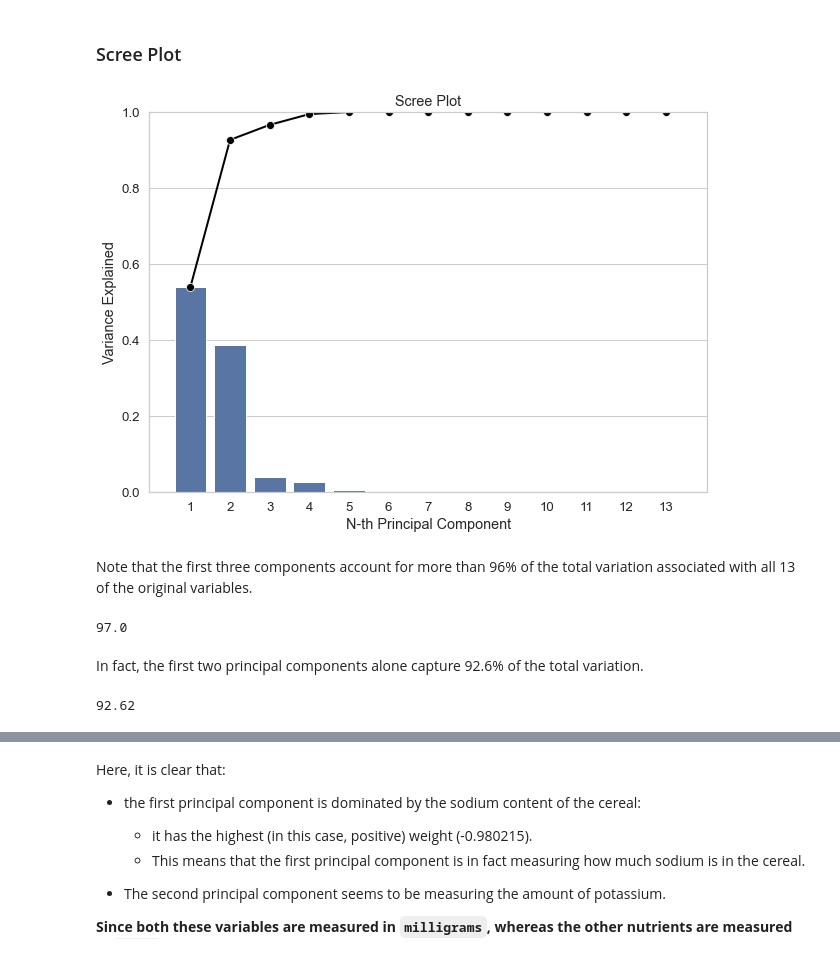
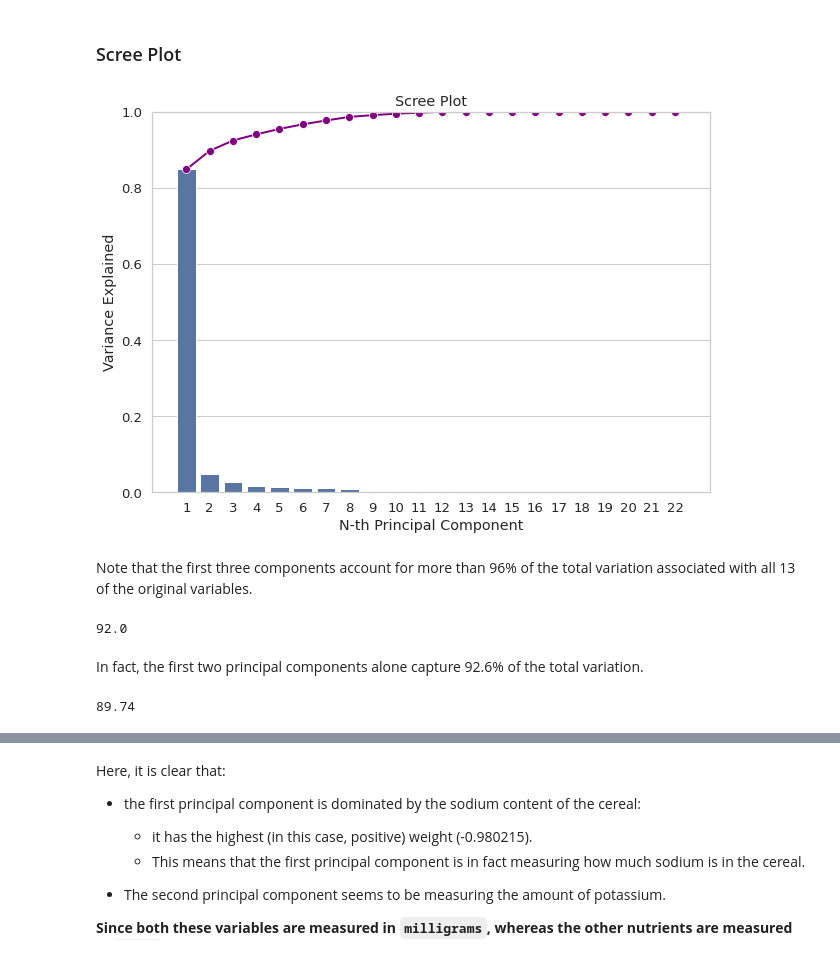
Before and after one commit to PosgradoMNA/actividades-del-projecto-cad_equipo_18, a Jupyter notebook: Semana_4_Actividad_1_Equipo_18_PCA.ipynb, the cells around one changed output, grey strips where cells are left out. Cells and saved outputs as stored; diff of their text form; code cells hidden in the pictures.

```diff
--- a/Semana_4_Actividad_1_Equipo_18_PCA.ipynb
+++ b/Semana_4_Actividad_1_Equipo_18_PCA.ipynb
@@ -291,6 +425,6 @@ df.calories.var() + df.rating.var()
 # %%
 pcs = PCA()
-pcs.fit(cereals_df.iloc[:, 3:].dropna(axis=0))
+pcs.fit(credit_df.iloc[:, 3:].dropna(axis=0))
 pcsSummary_df = pd.DataFrame({'Standard deviation': np.sqrt(pcs.explained_variance_),
                              'Proportion of variance': pcs.explained_variance_ratio_,
                              'Cumulative proportion': np.cumsum(pcs.explained_variance_ratio_)
@@ -307,34 +442,34 @@ pcsSummary_df
 # %%
 PC_components = np.arange(pcs.n_components_) + 1
 #PC_components
 
 _ = sns.set(style = 'whitegrid',
             font_scale = 1.2
             )
 
 fig, ax = plt.subplots(figsize=(10, 7))
 
 _ = sns.barplot(x = PC_components,
                 y = pcs.explained_variance_ratio_,
                 color = 'b'
                 )
 
 _ = sns.lineplot(x = PC_components-1,
                  y = np.cumsum(pcs.explained_variance_ratio_),
-                 color = 'black',
+                 color = 'purple',
                  linestyle = '-',
                  linewidth = 2,
                  marker = 'o',
                  markersize = 8
                  )
 
 plt.title('Scree Plot')
 plt.xlabel('N-th Principal Component')
 plt.ylabel('Variance Explained')
 plt.ylim(0, 1)
 plt.show()
 # %% [output]
-[figure, old version]
+[figure, new version]
 # %% [markdown]
 Note that the first three components account for more than 96% of the total variation associated with all 13 of the original variables.
 # %%
@@ -343,7 +478,7 @@ Note that the first three components account for more than 96% of the total vari
 ((pcsSummary_df.iloc[2][2])*100).round(0)
 #type(pcsSummary_df)
 # %% [output]
-97.0
+92.0
 # %% [markdown]
 In fact, the first two principal components alone capture 92.6% of the total variation.
 # %%
@@ -351,7 +486,7 @@ In fact, the first two principal components alone capture 92.6% of the total var
 #OR
 ((pcsSummary_df.iloc[2][1])*100).round(2)
 # %% [output]
-92.62
+89.74
 # %%
 pcsSummary_df.columns = ['PC{}'.format(i) for i in range(1, len(pcsSummary_df.columns) + 1)]
 pcsSummary_df.round(4)
```
Also changed, not shown: parts of 42 cells of this notebook.
